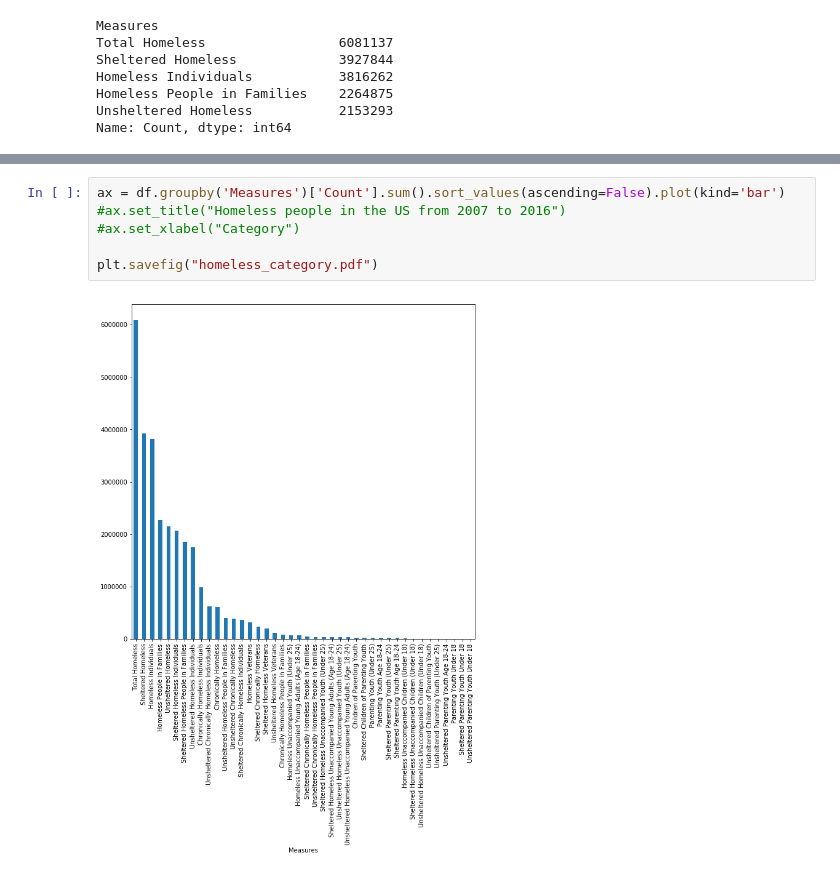
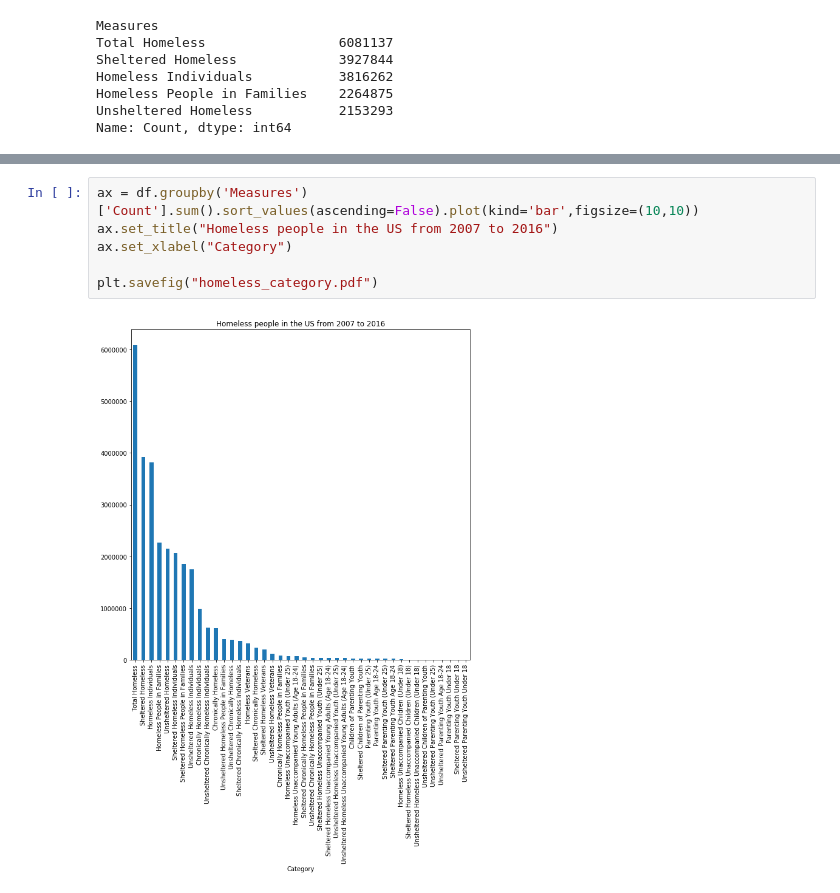
Before and after one commit to cathrinesot/studioprojects, a Jupyter notebook: code/homeless/Homeless People in the US.ipynb, the cells around one changed output, grey strips where cells are left out. Drawn from its saved outputs; the diff is of its cells as text.

```diff
--- a/code/homeless/Homeless People in the US.ipynb
+++ b/code/homeless/Homeless People in the US.ipynb
@@ -152,8 +195,8 @@ df.groupby('Measures')['Count'].sum().sort_values(ascending=True).plot(kind='bar
 # %%
-ax = df.groupby('Measures')['Count'].sum().sort_values(ascending=False).plot(kind='bar')
-#ax.set_title("Homeless people in the US from 2007 to 2016")
-#ax.set_xlabel("Category")
+ax = df.groupby('Measures')['Count'].sum().sort_values(ascending=False).plot(kind='bar',figsize=(10,10))
+ax.set_title("Homeless people in the US from 2007 to 2016")
+ax.set_xlabel("Category")
 
 plt.savefig("homeless_category.pdf")
 # %% [output]
-[figure, old version]
+[figure, new version]
```
Also changed, not shown: parts of 48 cells of this notebook, 7 other files.
